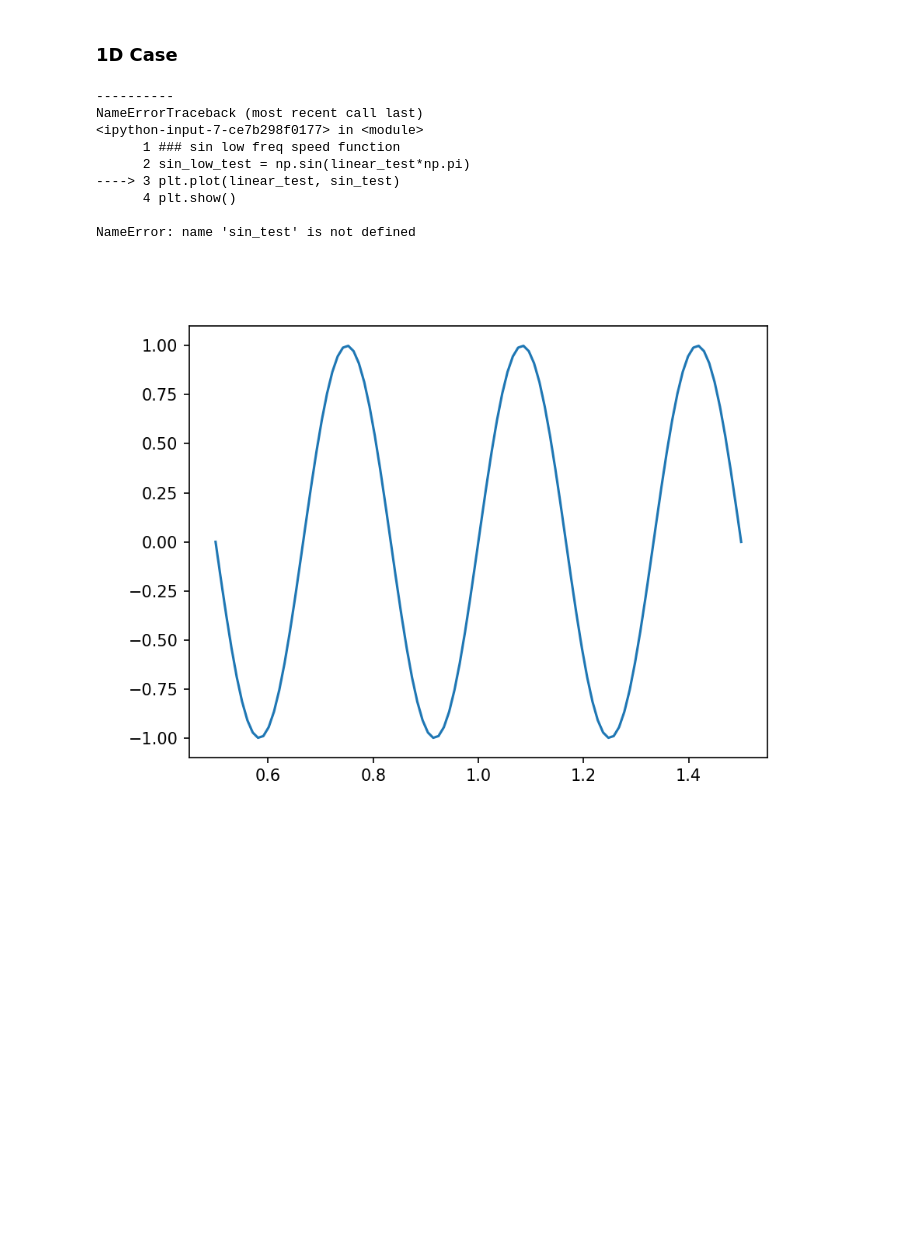
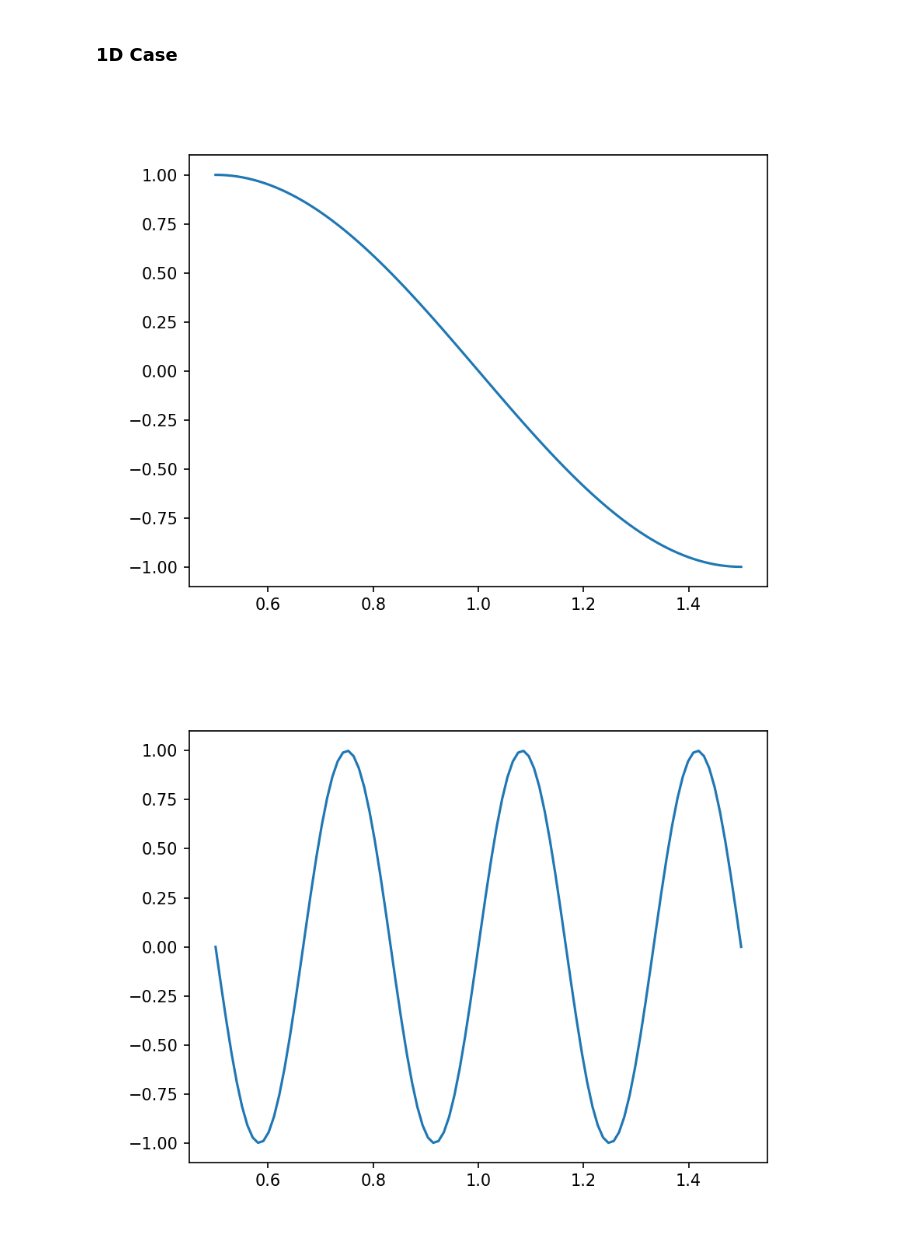
Before and after one commit to BlueGrisGris/am216, a Jupyter notebook: test_cases.ipynb, the cells around one changed output. Drawn from its saved outputs; the diff is of its cells as text; code cells hidden in the pictures; blank space fills up the shorter version.

Commit message:
stripey tests

```diff
--- a/test_cases.ipynb
+++ b/test_cases.ipynb
@@ -21,18 +21,10 @@ step_test[41:60] = 0.5
 # %%
 ### sin low freq speed function
 sin_low_test = np.sin(linear_test*np.pi)
-plt.plot(linear_test, sin_test)
+plt.plot(linear_test, sin_low_test)
 plt.show()
 # %% [output]
-----------
-NameErrorTraceback (most recent call last)
-<ipython-input-7-ce7b298f0177> in <module>
-      1 ### sin low freq speed function
-      2 sin_low_test = np.sin(linear_test*np.pi)
-----> 3 plt.plot(linear_test, sin_test)
-      4 plt.show()
-
-NameError: name 'sin_test' is not defined
+[figure, added]
 # %%
 ### sin high freq speed function
 sin_high_test = np.sin(linear_test*6*np.pi)
```
Also changed, not shown: parts of 3 cells of this notebook, 1 other file.
